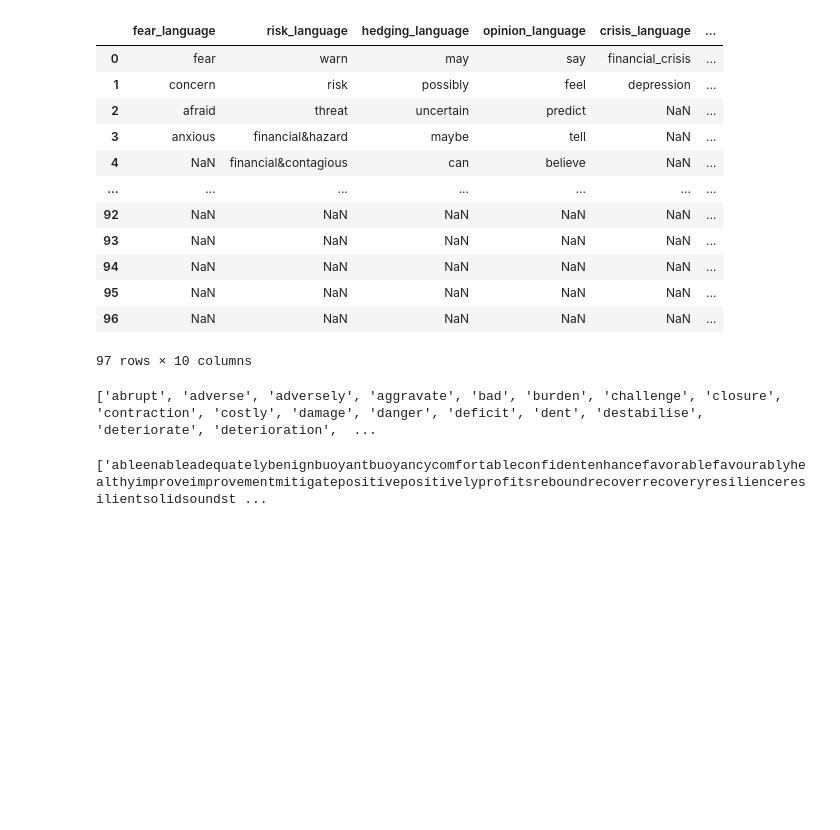
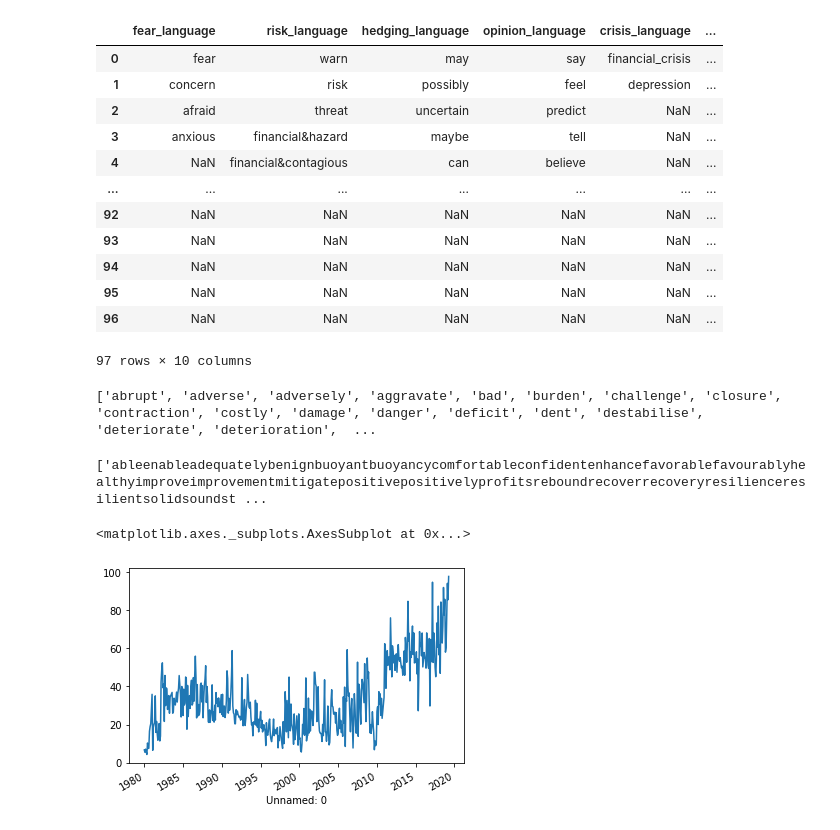
Before and after one commit to johnsonice/IMF_VE_News, a Jupyter notebook: research/w2v_compare/Untitled.ipynb, the cells around one changed output. Drawn from its saved outputs; the diff is of its cells as text; code cells hidden in the pictures; blank space fills up the shorter version.

```diff
--- a/research/w2v_compare/Untitled.ipynb
+++ b/research/w2v_compare/Untitled.ipynb
@@ -14,0 +5,4 @@ argentina_df.head()
+# %%
+argentina_df['Unnamed: 0'] = pd.to_datetime(argentina_df['Unnamed: 0'])
+argentina_df = argentina_df.set_index('Unnamed: 0')
+argentina_df.head()
@@ -44,3 +47,18 @@ pos = ['able' 'enable' 'adequately' 'benign' 'buoyant' 'buoyancy' 'comfortable'
 pos
 # %% [output]
 ['ableenableadequatelybenignbuoyantbuoyancycomfortableconfidentenhancefavorablefavourablyhealthyimproveimprovementmitigatepositivepositivelyprofitsreboundrecoverrecoveryresilienceresilientsolidsoundst ...
+# %%
+def create_agg_index(index_words, all_word_freq):
+    agg_index = pd.Series(name=index_words.name, index=all_word_freq.index)
+
+    for ind in all_word_freq.index:
+        agg_index[ind] = all_word_freq[index_words.dropna().values].loc[ind].sum()
+
+    return agg_index
+# %%
+test_ind = create_agg_index(grouped_words['negative_sentiment_language'], argentina_df)
+# %%
+test_ind.plot()
+# %% [output]
+<matplotlib.axes._subplots.AxesSubplot at 0x...>
+[figure, added]
```
Also changed, not shown: parts of 10 cells of this notebook, 1 other file.
